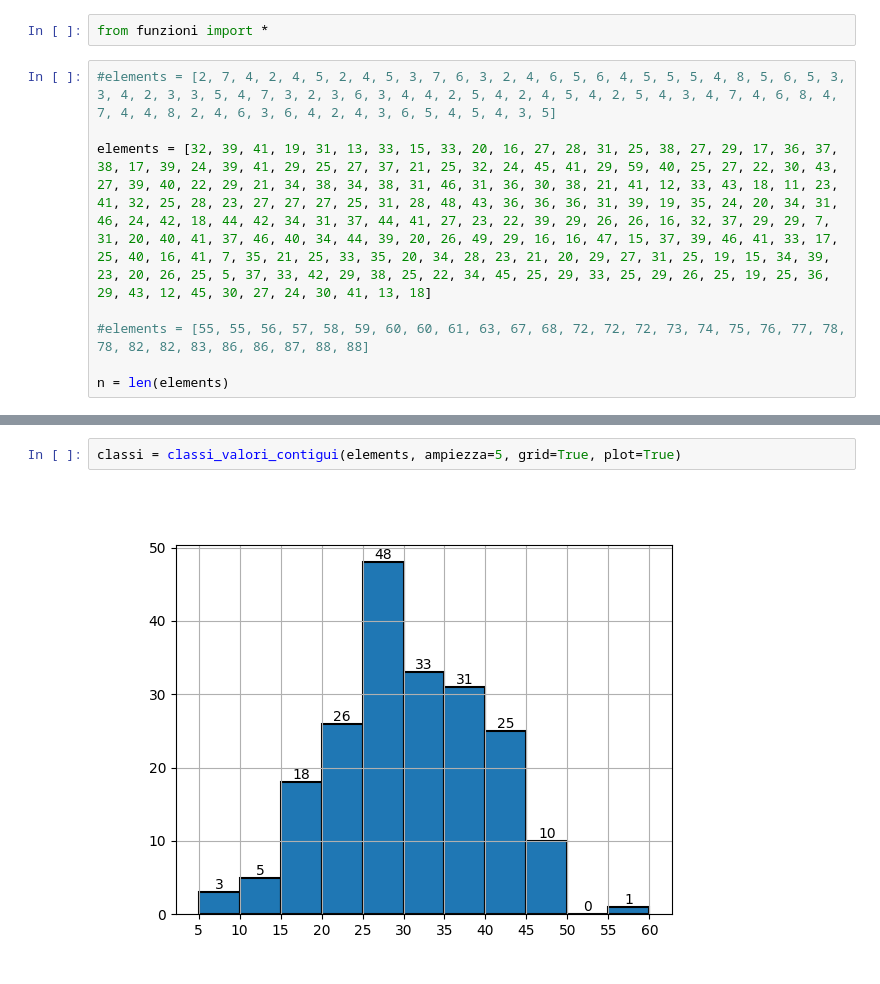
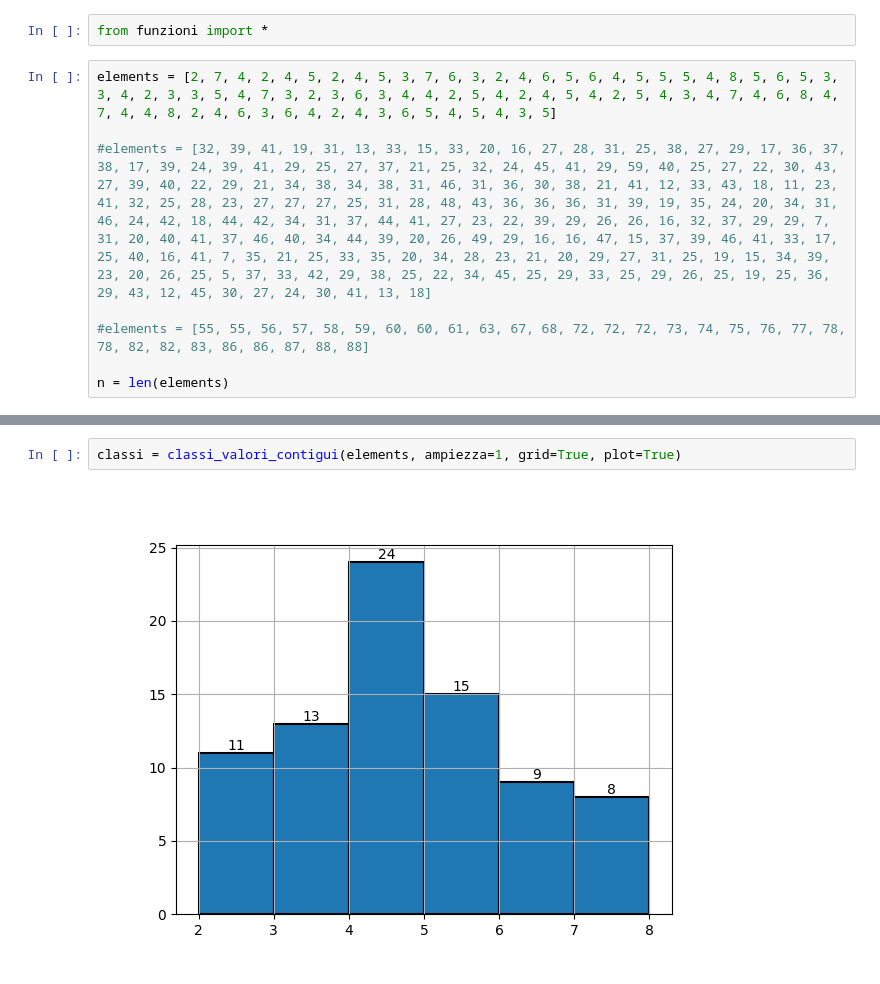
Before and after one commit to OB-UNISA/Statistica, a Jupyter notebook: presentation.ipynb, the cells around one changed output, grey strips where cells are left out. Cells and saved outputs as stored; diff of their text form.

```diff
--- a/presentation.ipynb
+++ b/presentation.ipynb
@@ -1,9 +1,9 @@
 # %%
 from funzioni import *
 # %%
-#elements = [2, 7, 4, 2, 4, 5, 2, 4, 5, 3, 7, 6, 3, 2, 4, 6, 5, 6, 4, 5, 5, 5, 4, 8, 5, 6, 5, 3, 3, 4, 2, 3, 3, 5, 4, 7, 3, 2, 3, 6, 3, 4, 4, 2, 5, 4, 2, 4, 5, 4, 2, 5, 4, 3, 4, 7, 4, 6, 8, 4, 7, 4, 4, 8, 2, 4, 6, 3, 6, 4, 2, 4, 3, 6, 5, 4, 5, 4, 3, 5]
+elements = [2, 7, 4, 2, 4, 5, 2, 4, 5, 3, 7, 6, 3, 2, 4, 6, 5, 6, 4, 5, 5, 5, 4, 8, 5, 6, 5, 3, 3, 4, 2, 3, 3, 5, 4, 7, 3, 2, 3, 6, 3, 4, 4, 2, 5, 4, 2, 4, 5, 4, 2, 5, 4, 3, 4, 7, 4, 6, 8, 4, 7, 4, 4, 8, 2, 4, 6, 3, 6, 4, 2, 4, 3, 6, 5, 4, 5, 4, 3, 5]
 
-elements = [32, 39, 41, 19, 31, 13, 33, 15, 33, 20, 16, 27, 28, 31, 25, 38, 27, 29, 17, 36, 37, 38, 17, 39, 24, 39, 41, 29, 25, 27, 37, 21, 25, 32, 24, 45, 41, 29, 59, 40, 25, 27, 22, 30, 43, 27, 39, 40, 22, 29, 21, 34, 38, 34, 38, 31, 46, 31, 36, 30, 38, 21, 41, 12, 33, 43, 18, 11, 23, 41, 32, 25, 28, 23, 27, 27, 27, 25, 31, 28, 48, 43, 36, 36, 36, 31, 39, 19, 35, 24, 20, 34, 31, 46, 24, 42, 18, 44, 42, 34, 31, 37, 44, 41, 27, 23, 22, 39, 29, 26, 26, 16, 32, 37, 29, 29, 7, 31, 20, 40, 41, 37, 46, 40, 34, 44, 39, 20, 26, 49, 29, 16, 16, 47, 15, 37, 39, 46, 41, 33, 17, 25, 40, 16, 41, 7, 35, 21, 25, 33, 35, 20, 34, 28, 23, 21, 20, 29, 27, 31, 25, 19, 15, 34, 39, 23, 20, 26, 25, 5, 37, 33, 42, 29, 38, 25, 22, 34, 45, 25, 29, 33, 25, 29, 26, 25, 19, 25, 36, 29, 43, 12, 45, 30, 27, 24, 30, 41, 13, 18]
+#elements = [32, 39, 41, 19, 31, 13, 33, 15, 33, 20, 16, 27, 28, 31, 25, 38, 27, 29, 17, 36, 37, 38, 17, 39, 24, 39, 41, 29, 25, 27, 37, 21, 25, 32, 24, 45, 41, 29, 59, 40, 25, 27, 22, 30, 43, 27, 39, 40, 22, 29, 21, 34, 38, 34, 38, 31, 46, 31, 36, 30, 38, 21, 41, 12, 33, 43, 18, 11, 23, 41, 32, 25, 28, 23, 27, 27, 27, 25, 31, 28, 48, 43, 36, 36, 36, 31, 39, 19, 35, 24, 20, 34, 31, 46, 24, 42, 18, 44, 42, 34, 31, 37, 44, 41, 27, 23, 22, 39, 29, 26, 26, 16, 32, 37, 29, 29, 7, 31, 20, 40, 41, 37, 46, 40, 34, 44, 39, 20, 26, 49, 29, 16, 16, 47, 15, 37, 39, 46, 41, 33, 17, 25, 40, 16, 41, 7, 35, 21, 25, 33, 35, 20, 34, 28, 23, 21, 20, 29, 27, 31, 25, 19, 15, 34, 39, 23, 20, 26, 25, 5, 37, 33, 42, 29, 38, 25, 22, 34, 45, 25, 29, 33, 25, 29, 26, 25, 19, 25, 36, 29, 43, 12, 45, 30, 27, 24, 30, 41, 13, 18]
 
 #elements = [55, 55, 56, 57, 58, 59, 60, 60, 61, 63, 67, 68, 72, 72, 72, 73, 74, 75, 76, 77, 78, 78, 82, 82, 83, 86, 86, 87, 88, 88]
 
@@ -66,7 +57,7 @@ grafico_a_torta(modalita, freq_assoluta)
 # %%
-classi = classi_valori_contigui(elements, ampiezza=5, grid=True, plot=True)
+classi = classi_valori_contigui(elements, ampiezza=1, grid=True, plot=True)
 # %% [output]
-[figure, old version]
+[figure, new version]
 # %%
 grafico_a_torta(classi.keys(), classi.values())
 # %% [output]
```
Also changed, not shown: parts of 9 cells of this notebook, 1 other file.
